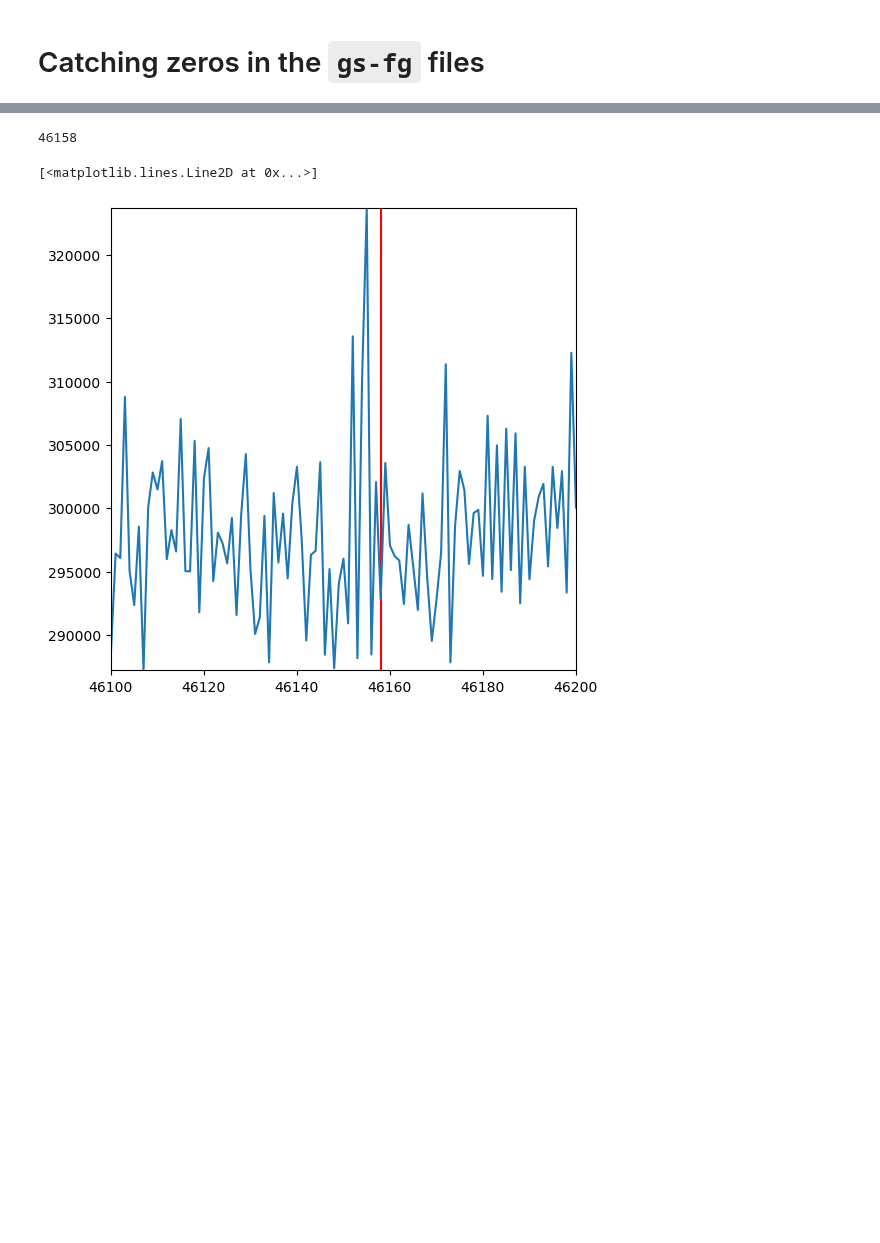
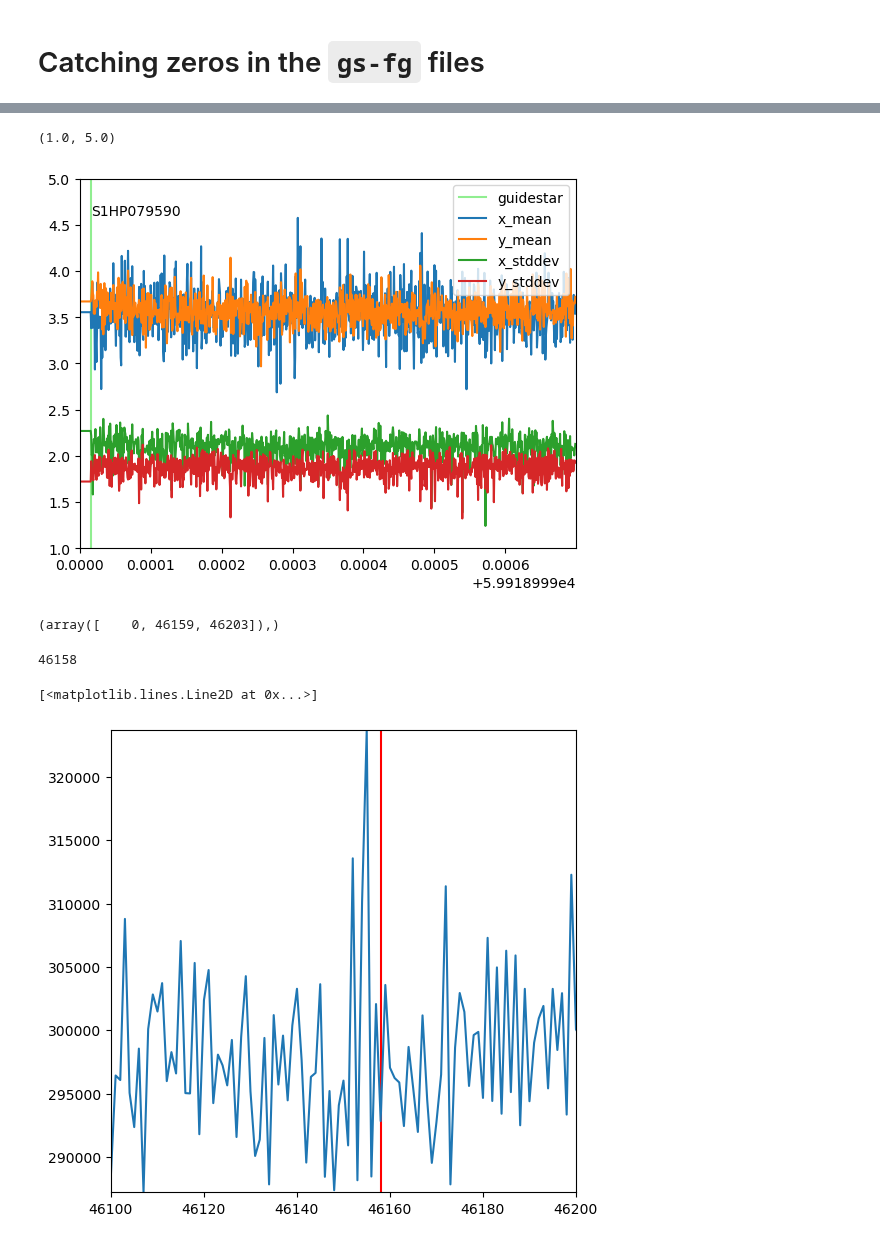
Before and after one commit to GalagaBits/JWST-FGS-Spelunker, a Jupyter notebook: notebooks/zeros_in_guidestar_gs-fg.ipynb, the cells around one changed output, grey strips where cells are left out. Cells and saved outputs as stored; diff of their text form; code cells hidden in the pictures; blank space fills up the shorter version.

```diff
--- a/notebooks/zeros_in_guidestar_gs-fg.ipynb
+++ b/notebooks/zeros_in_guidestar_gs-fg.ipynb
@@ -40,3 +145,23 @@ RayTaskError(RuntimeError): ray::ray_curve_fit() (pid=73186, ip=127.0.0.1)
+# %%
+ax = spk.mnemonics_local('GUIDESTAR')
+
+plt.plot(spk.fg_time[45000:47000],spk.quickfit_results['x_mean'][45000:47000],label='x_mean')
+plt.plot(spk.fg_time[45000:47000],spk.quickfit_results['y_mean'][45000:47000],label='y_mean')
+plt.plot(spk.fg_time[45000:47000],spk.quickfit_results['x_stddev'][45000:47000],label='x_stddev')
+plt.plot(spk.fg_time[45000:47000],spk.quickfit_results['y_stddev'][45000:47000],label='y_stddev')
+
+plt.legend()
+plt.xlim(59918.99900, spk.fg_time[47000])
+plt.ylim(1,5)
+# %% [output]
+(1.0, 5.0)
+[figure, added]
+# %%
+import numpy as np
+
+np.where(np.isnan(spk.gaussfit_results['amplitude']))
+# %% [output]
+(array([    0, 46159, 46203]),)
 # %%
 spk.tester[-1]
 # %% [output]
```
Also changed, not shown: parts of 7 cells of this notebook, 4 other files.
